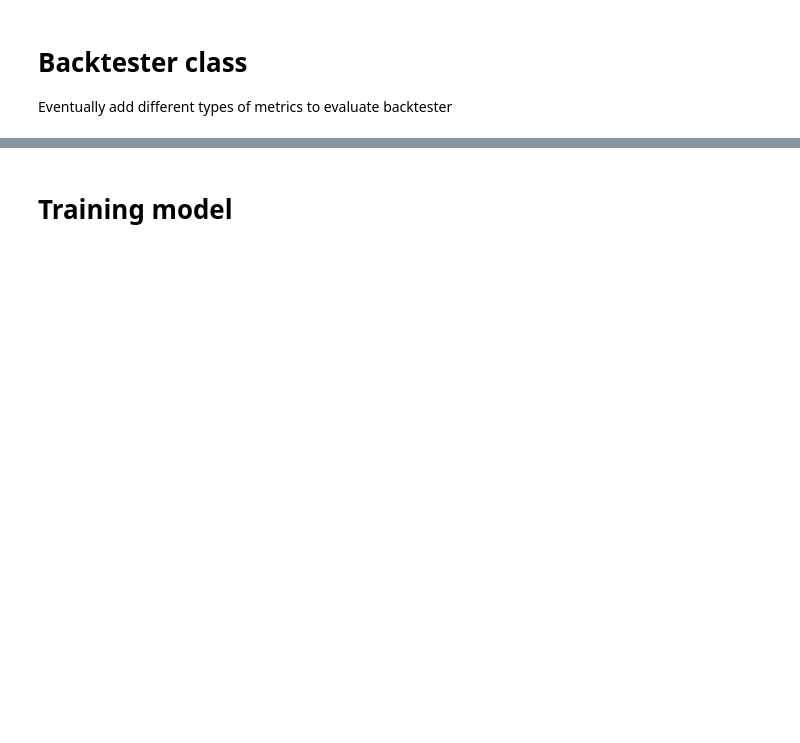
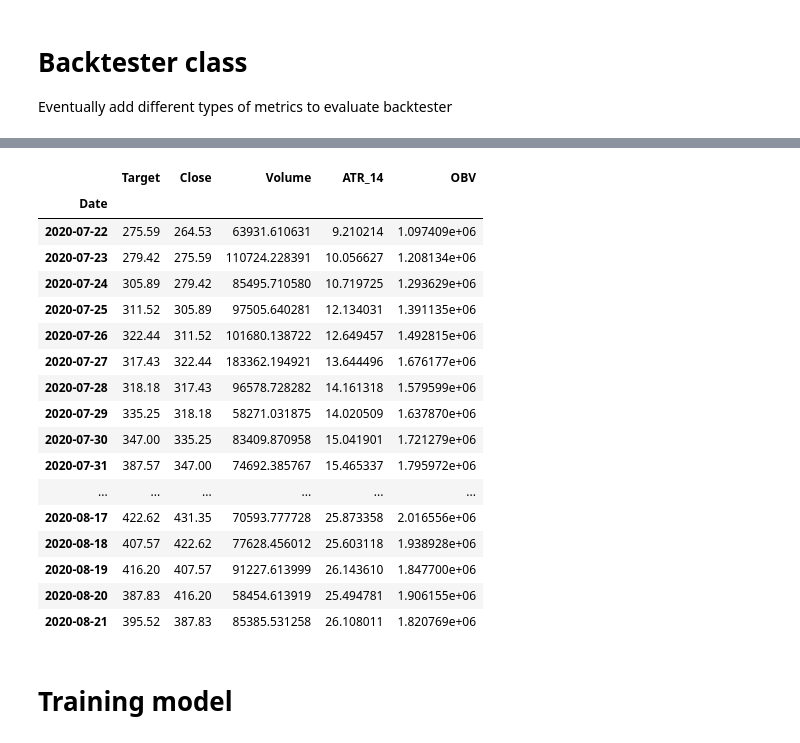
Before and after one commit to Plezo/virtue-quant, a Jupyter notebook: test.ipynb, the cells around one changed output, grey strips where cells are left out. Cells and saved outputs as stored; diff of their text form; code cells hidden in the pictures; blank space fills up the shorter version.

```diff
--- a/test.ipynb
+++ b/test.ipynb
@@ -179,16 +179,22 @@ class Backtester:
         self.predictions = []
         self.model_performance = []
 
+    def backtest_pipeline(self):
+        pass
+
     def train_models(self):
         features = ['Close', 'Volume', 'ATR_14', 'OBV'] # temp
         for i in range(self.num_days_backtest):
             models.add_TA(self.df)
             day_predicting = self.end_date - pd.to_timedelta(i, 'D')
+
             prepped_df = models.prepare_for_model(self.df, day_predicting, self.data_num_days, features=features, target='Close')
             self.dataframes.append(prepped_df)
+
             Xtrain, Xtest, ytrain, ytest = models.get_train_test(prepped_df)
             lr = LinearRegression().fit(Xtrain, ytrain)
             self.trained_models.append(lr)
+
             prediction = lr.predict(Xtest)[0][0]
             self.predictions.append(prediction)
             self.model_performance.append(get_pct_change(prepped_df['Close'].iloc[[-1]][0], ytest.iloc[0, 0]) - get_pct_change(prepped_df['Close'].iloc[[-1]][0], prediction)) # Actual - Predicted
@@ -198,4 +204,4 @@ def get_pct_change(initial, final):
 # %%
-bt = Backtester(asset_df, end_date='2021-08-21', num_days_backtest=100, data_num_days=30)
+bt = Backtester(asset_df, end_date='2021-08-21', num_days_backtest=365, data_num_days=30)
 bt.train_models()
 # %%
@@ -205,3 +211,24 @@ np.std(bt.model_performance) # 8% is terrible
+# %%
+bt.dataframes[-1]
+# %% [output]
+|  | Target | Close | Volume | ATR_14 | OBV |
+| Date |  |  |  |  |  |
+| 2020-07-22 | 275.59 | 264.53 | 63931.610631 | 9.210214 | 1.097409e+06 |
+| 2020-07-23 | 279.42 | 275.59 | 110724.228391 | 10.056627 | 1.208134e+06 |
+| 2020-07-24 | 305.89 | 279.42 | 85495.710580 | 10.719725 | 1.293629e+06 |
+| 2020-07-25 | 311.52 | 305.89 | 97505.640281 | 12.134031 | 1.391135e+06 |
+| 2020-07-26 | 322.44 | 311.52 | 101680.138722 | 12.649457 | 1.492815e+06 |
+| 2020-07-27 | 317.43 | 322.44 | 183362.194921 | 13.644496 | 1.676177e+06 |
+| 2020-07-28 | 318.18 | 317.43 | 96578.728282 | 14.161318 | 1.579599e+06 |
+| 2020-07-29 | 335.25 | 318.18 | 58271.031875 | 14.020509 | 1.637870e+06 |
+| 2020-07-30 | 347.00 | 335.25 | 83409.870958 | 15.041901 | 1.721279e+06 |
+| 2020-07-31 | 387.57 | 347.00 | 74692.385767 | 15.465337 | 1.795972e+06 |
+| ... | ... | ... | ... | ... | ... |
+| 2020-08-17 | 422.62 | 431.35 | 70593.777728 | 25.873358 | 2.016556e+06 |
+| 2020-08-18 | 407.57 | 422.62 | 77628.456012 | 25.603118 | 1.938928e+06 |
+| 2020-08-19 | 416.20 | 407.57 | 91227.613999 | 26.143610 | 1.847700e+06 |
+| 2020-08-20 | 387.83 | 416.20 | 58454.613919 | 25.494781 | 1.906155e+06 |
+| 2020-08-21 | 395.52 | 387.83 | 85385.531258 | 26.108011 | 1.820769e+06 |
 # %% [markdown]
 # Training model
 # %%
```
Also changed, not shown: parts of 7 cells of this notebook, 1 other file.
